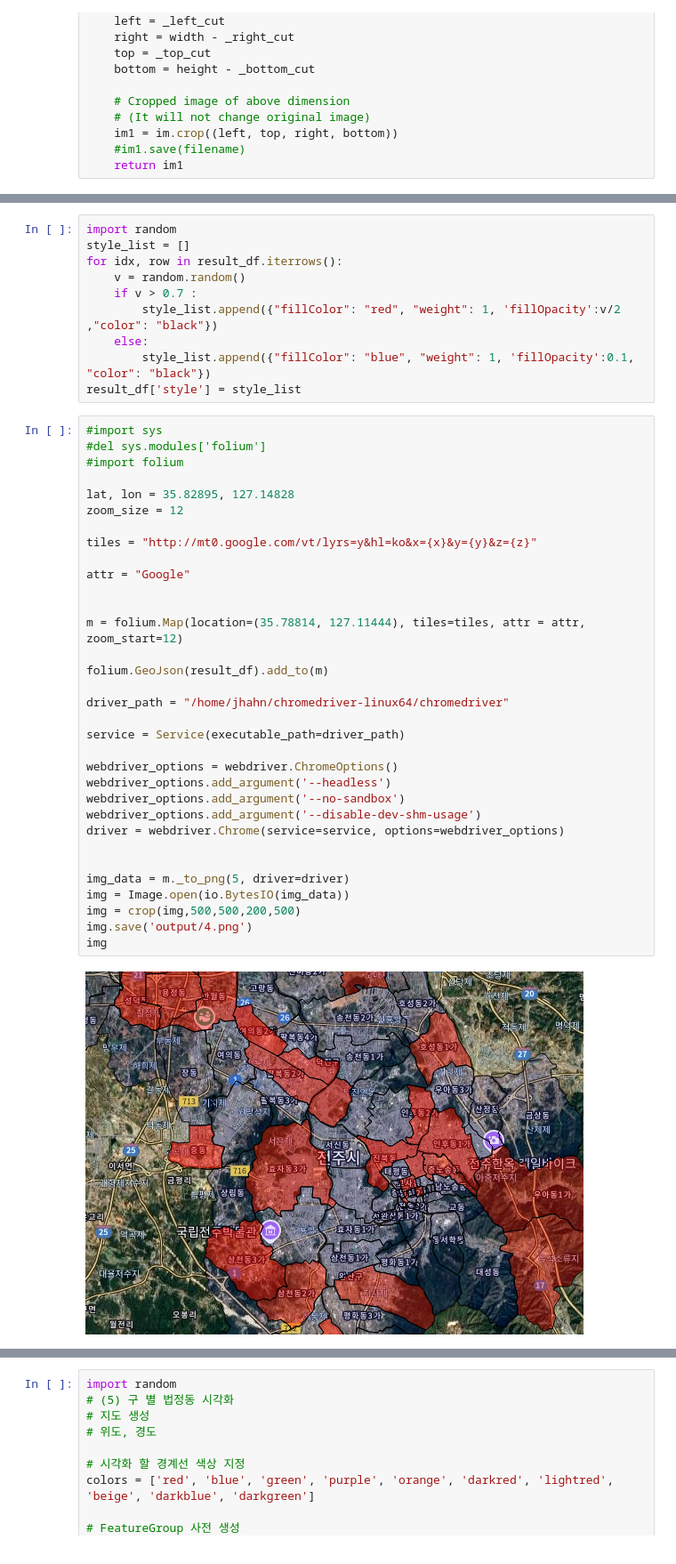
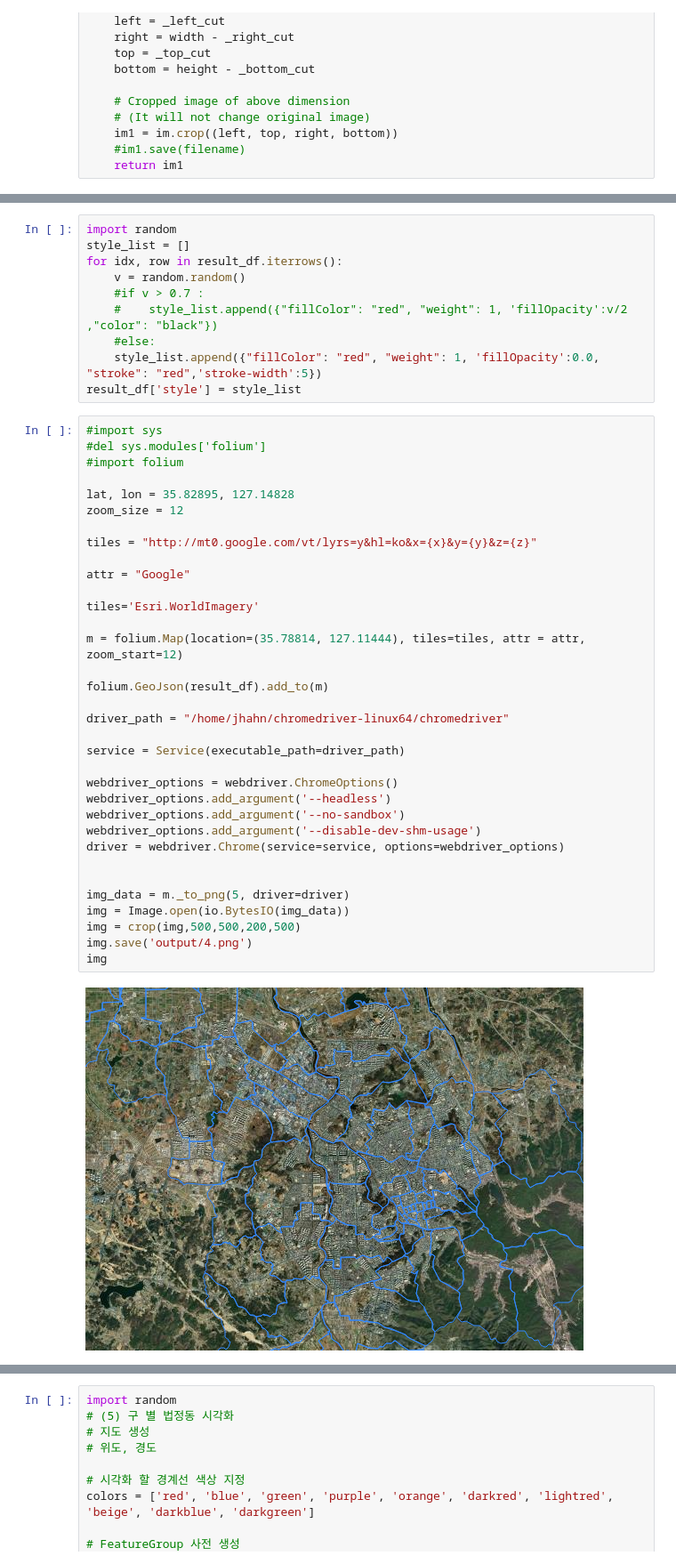
Before and after one commit to jhahncs/playground, a Jupyter notebook: map_vis/map_vis.ipynb, the cells around one changed output, grey strips where cells are left out. Shown at 89% size. Saved outputs shown, nothing was run; the diff lists cells and outputs as text.

```diff
--- a/map_vis/map_vis.ipynb
+++ b/map_vis/map_vis.ipynb
@@ -118,10 +134,10 @@ import random
 style_list = []
 for idx, row in result_df.iterrows():
     v = random.random()
-    if v > 0.7 :
-        style_list.append({"fillColor": "red", "weight": 1, 'fillOpacity':v/2 ,"color": "black"})
-    else:
-        style_list.append({"fillColor": "blue", "weight": 1, 'fillOpacity':0.1, "color": "black"})
+    #if v > 0.7 :
+    #    style_list.append({"fillColor": "red", "weight": 1, 'fillOpacity':v/2 ,"color": "black"})
+    #else:
+    style_list.append({"fillColor": "red", "weight": 1, 'fillOpacity':0.0, "stroke": "red",'stroke-width':5})
 result_df['style'] = style_list
 # %%
 #import sys
@@ -130,31 +146,32 @@ result_df['style'] = style_list
 
 lat, lon = 35.82895, 127.14828
 zoom_size = 12
 
 tiles = "http://mt0.google.com/vt/lyrs=y&hl=ko&x={x}&y={y}&z={z}"
 
 attr = "Google"
 
+tiles='Esri.WorldImagery'
 
 m = folium.Map(location=(35.78814, 127.11444), tiles=tiles, attr = attr, zoom_start=12)
 
 folium.GeoJson(result_df).add_to(m)
 
 driver_path = "/home/jhahn/chromedriver-linux64/chromedriver"
 
 service = Service(executable_path=driver_path)
 
 webdriver_options = webdriver.ChromeOptions()
 webdriver_options.add_argument('--headless')
 webdriver_options.add_argument('--no-sandbox')
 webdriver_options.add_argument('--disable-dev-shm-usage')
 driver = webdriver.Chrome(service=service, options=webdriver_options)
 
 
 img_data = m._to_png(5, driver=driver)
 img = Image.open(io.BytesIO(img_data))
 img = crop(img,500,500,200,500)
 img.save('output/4.png')
 img
 # %% [output]
-[figure, old version]
+[figure, new version]
```
Also changed, not shown: parts of 3 cells of this notebook, 32 other files.
